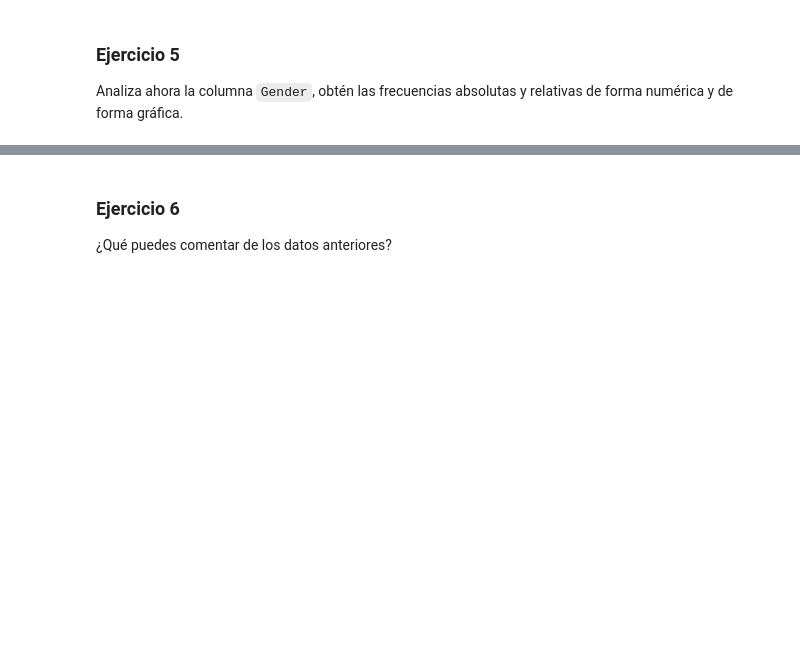
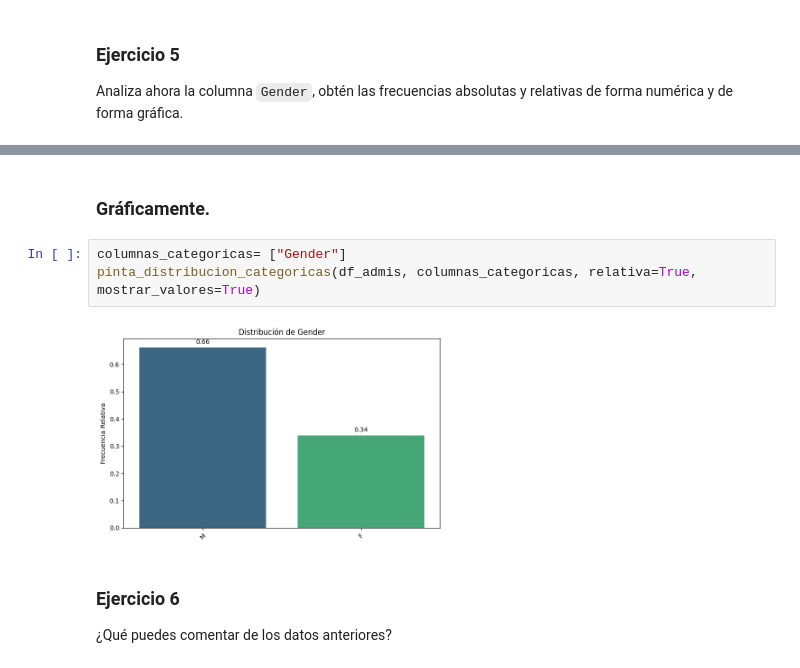
Before and after one commit to PepeReinaCampo/ONLINE_DS_THEBRIDGE_PEPE-REINA, a Jupyter notebook: sprint_7/unidad_1/no_obligatorio/10_Ejercicios_Analisis_Univariante_I.ipynb, the cells around one changed output, grey strips where cells are left out. Drawn from its saved outputs; the diff is of its cells as text; blank space fills up the shorter version.

```diff
--- a/sprint_7/unidad_1/no_obligatorio/10_Ejercicios_Analisis_Univariante_I.ipynb
+++ b/sprint_7/unidad_1/no_obligatorio/10_Ejercicios_Analisis_Univariante_I.ipynb
@@ -72,3 +183,10 @@ Analiza ahora la columna `Gender`, obtén las frecuencias absolutas y relativas
+# %% [markdown]
+### Gráficamente.
+# %%
+columnas_categoricas= ["Gender"]
+pinta_distribucion_categoricas(df_admis, columnas_categoricas, relativa=True, mostrar_valores=True)
+# %% [output]
+[figure, added]
 # %% [markdown]
 ### Ejercicio 6
 
```
Also changed, not shown: parts of 26 cells of this notebook, 1 other file.
